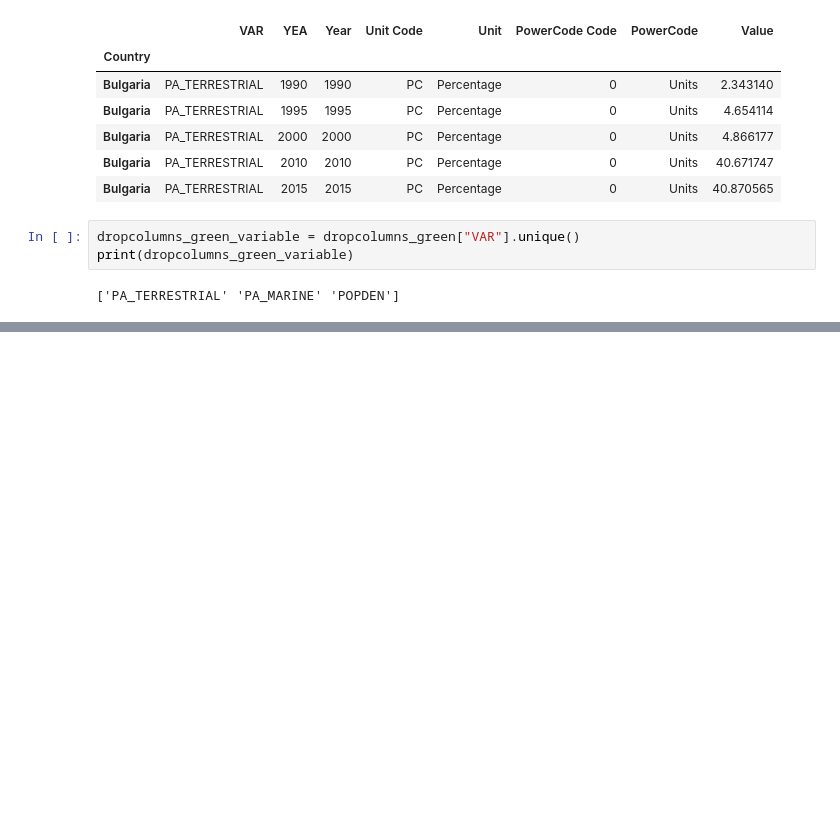
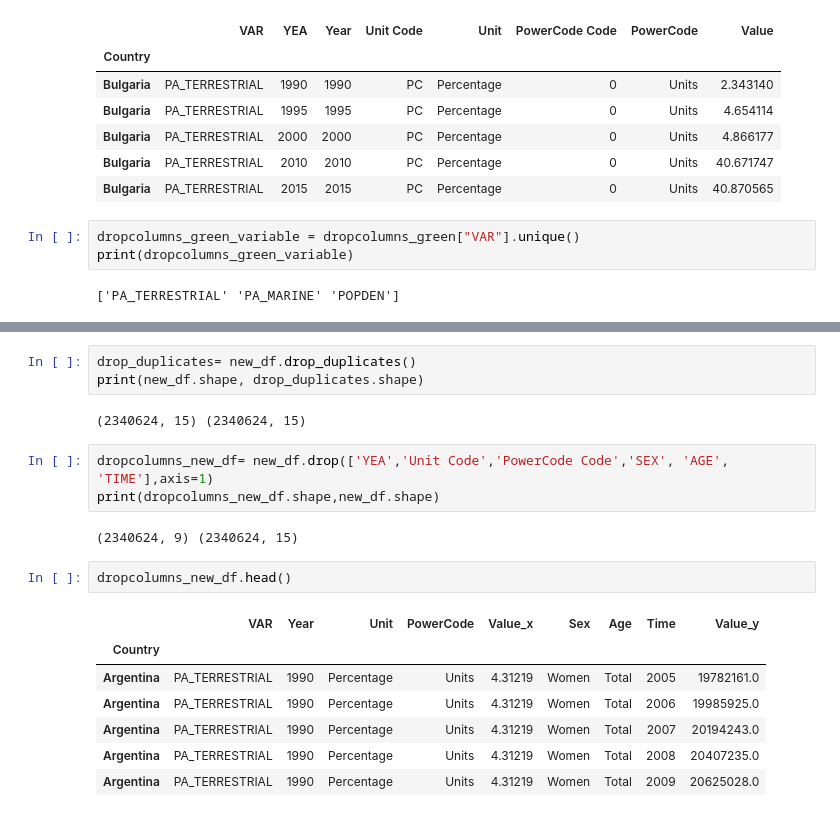
Before and after one commit to BoSuto/Data-analysis-for-business-March-2022-, a Jupyter notebook: Population, Economics & Green Growth.ipynb, the cells around one changed output, grey strips where cells are left out. Drawn from its saved outputs; the diff is of its cells as text; blank space fills up the shorter version.

```diff
--- a/Population, Economics & Green Growth.ipynb
+++ b/Population, Economics & Green Growth.ipynb
@@ -751,0 +759,20 @@ Argentina     Units  4.31219   W  Women  TOTAL  Total  2009  2009  20625028.0
+# %%
+drop_duplicates= new_df.drop_duplicates()
+print(new_df.shape, drop_duplicates.shape)
+# %% [output]
+(2340624, 15) (2340624, 15)
+# %%
+dropcolumns_new_df= new_df.drop(['YEA','Unit Code','PowerCode Code','SEX', 'AGE', 'TIME'],axis=1)
+print(dropcolumns_new_df.shape,new_df.shape)
+# %% [output]
+(2340624, 9) (2340624, 15)
+# %%
+dropcolumns_new_df.head()
+# %% [output]
+|  | VAR | Year | Unit | PowerCode | Value_x | Sex | Age | Time | Value_y |
+| Country |  |  |  |  |  |  |  |  |  |
+| Argentina | PA_TERRESTRIAL | 1990 | Percentage | Units | 4.31219 | Women | Total | 2005 | 19782161.0 |
+| Argentina | PA_TERRESTRIAL | 1990 | Percentage | Units | 4.31219 | Women | Total | 2006 | 19985925.0 |
+| Argentina | PA_TERRESTRIAL | 1990 | Percentage | Units | 4.31219 | Women | Total | 2007 | 20194243.0 |
+| Argentina | PA_TERRESTRIAL | 1990 | Percentage | Units | 4.31219 | Women | Total | 2008 | 20407235.0 |
+| Argentina | PA_TERRESTRIAL | 1990 | Percentage | Units | 4.31219 | Women | Total | 2009 | 20625028.0 |
```
Also changed, not shown: parts of 6 cells of this notebook.
